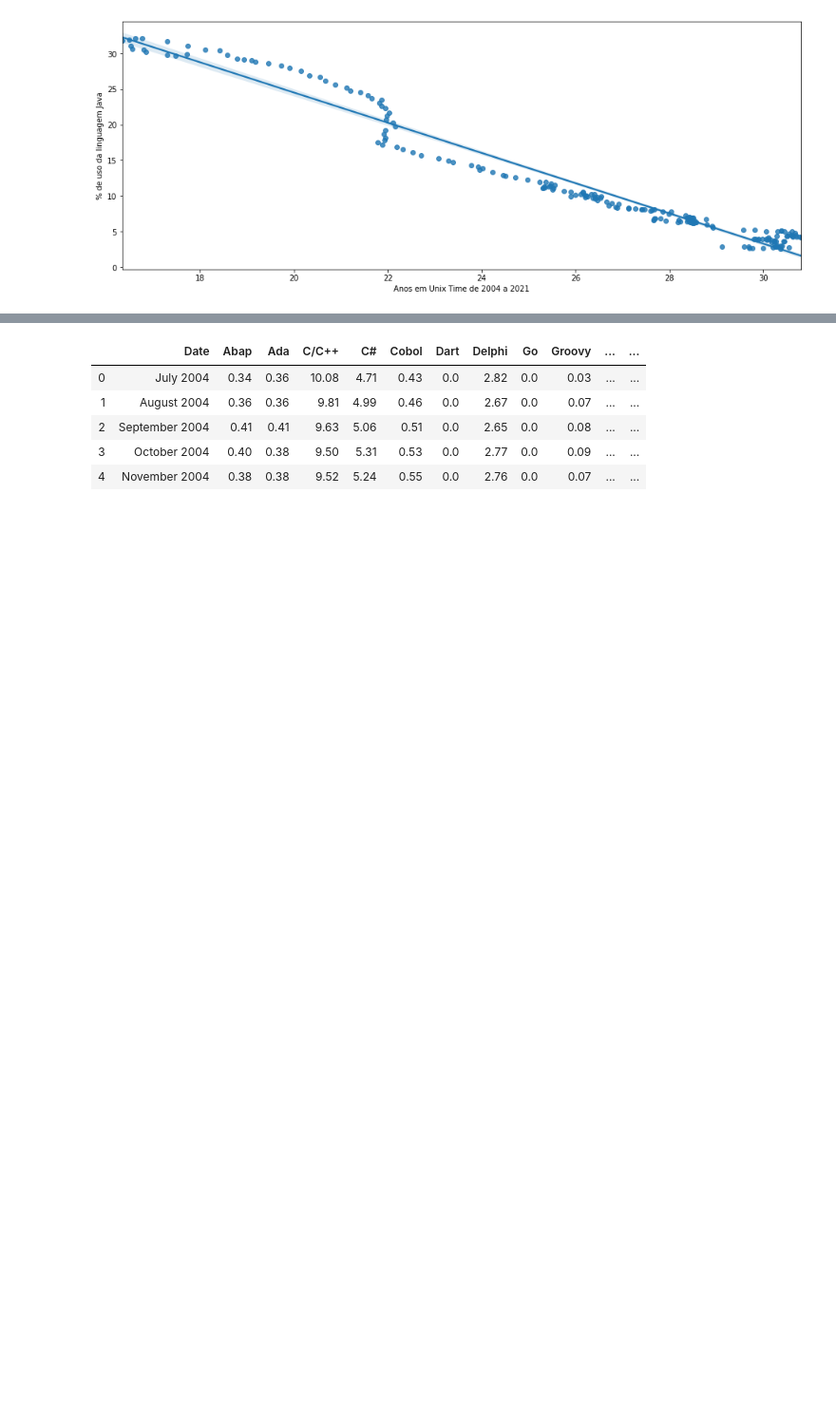
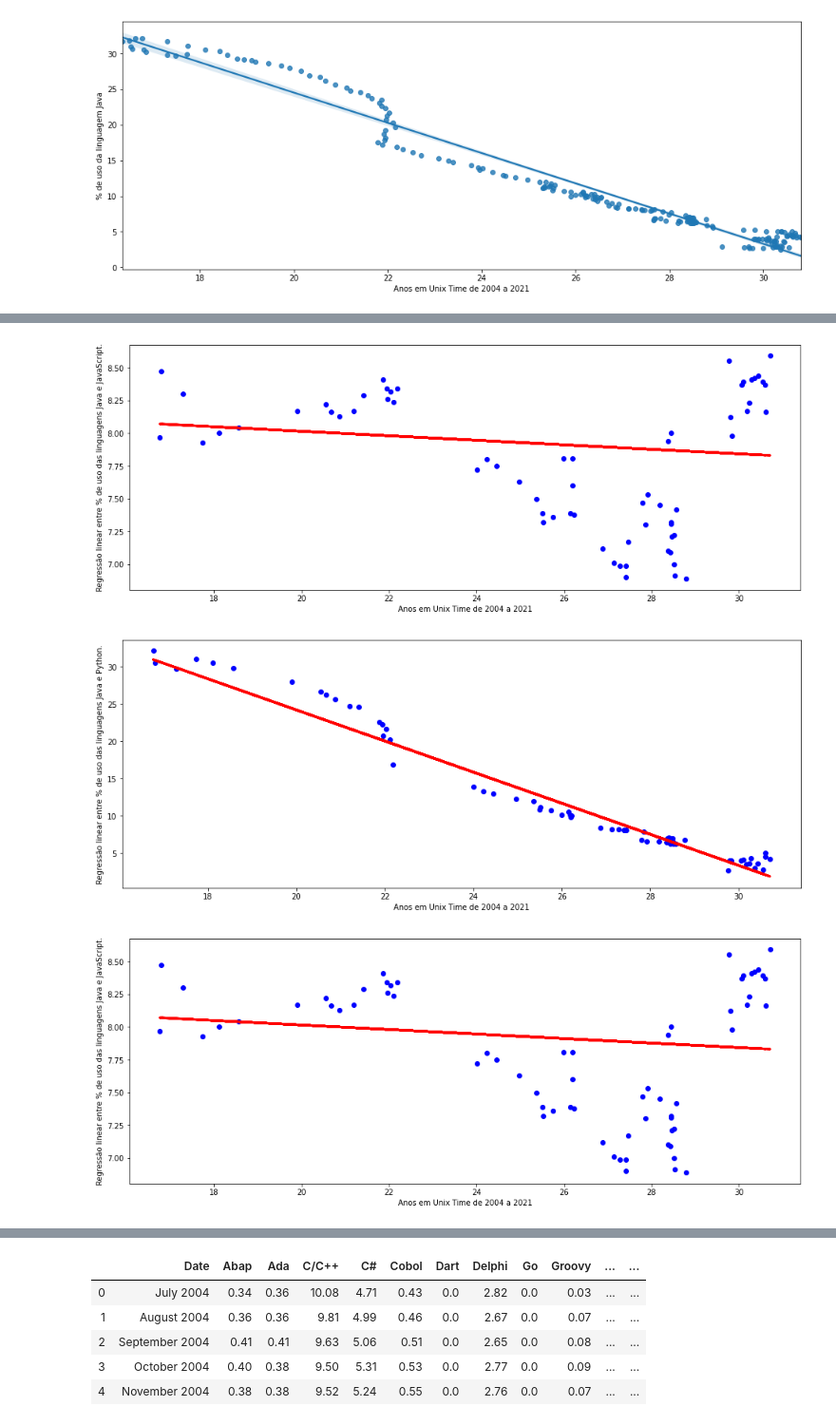
Before and after one commit to vhnegrisoli/tcc-pos-graduacao-puc, a Jupyter notebook: Conteúdo Prático - TCC.ipynb, the cells around one changed output, grey strips where cells are left out. Shown at 95% size. Drawn from its saved outputs; the diff is of its cells as text; code cells hidden in the pictures; blank space fills up the shorter version.

Commit message:
Realiza merge de datasets e cria modelos de regressão e KNN

```diff
--- a/Conteúdo Prático - TCC.ipynb
+++ b/Conteúdo Prático - TCC.ipynb
@@ -274,7 +297,7 @@ def prever_regressao_linguagem(linguagem_1, linguagem_2):
 
     plt.gcf().set_size_inches(16, 6)
 
-    plt.ylabel('Regressão linera entre % de uso das linguagens {} e {}.'.format(linguagem_1, linguagem_2))
+    plt.ylabel('Regressão linear entre % de uso das linguagens {} e {}.'.format(linguagem_1, linguagem_2))
     plt.xlabel('Anos em Unix Time de 2004 a 2021')
 
     plt.show()
@@ -306,0 +304,7 @@ prever_regressao_linguagem('R', 'TypeScript')
+# %%
+for target in targets:
+    prever_regressao_linguagem(target['linguagem_1'], target['linguagem_2'])
+# %% [output]
+[figure, added]
+[figure, added]
+[figure, added]
```
Also changed, not shown: parts of 41 cells of this notebook, 3 other files.
